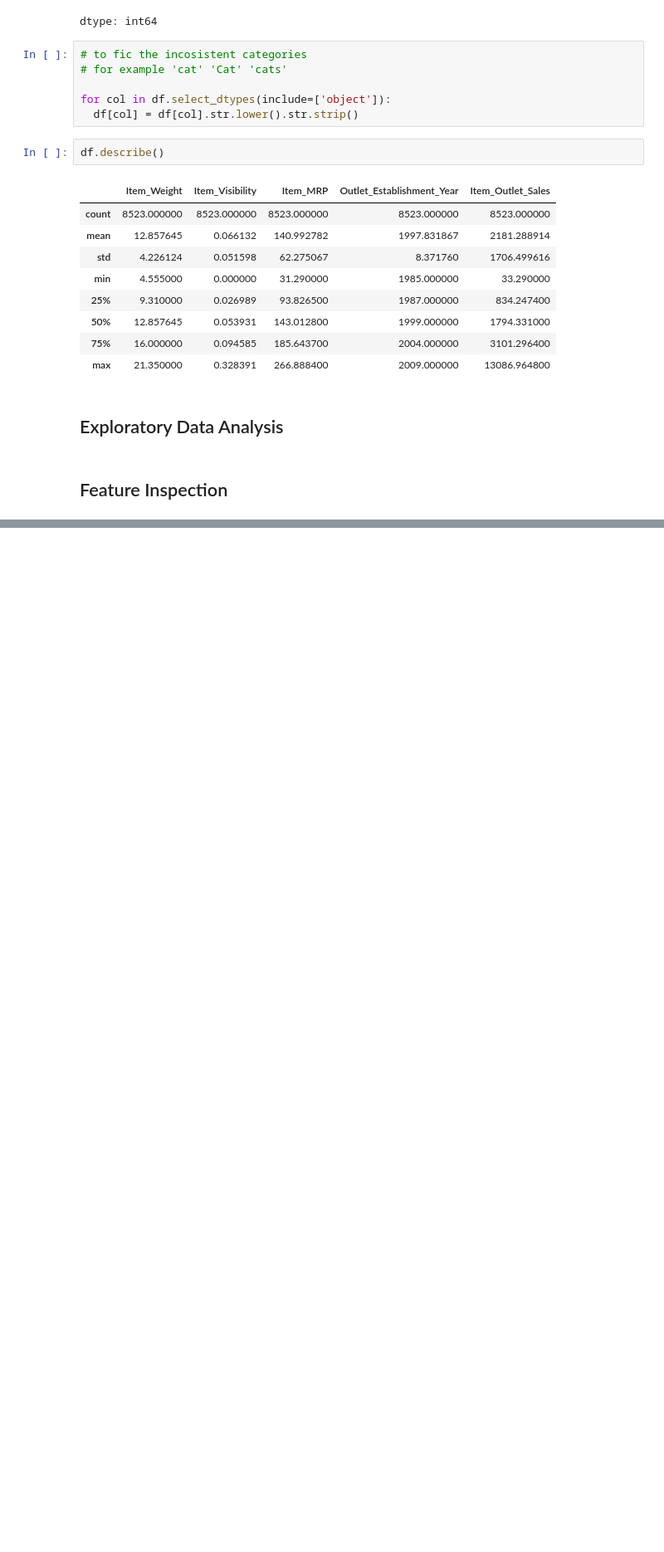
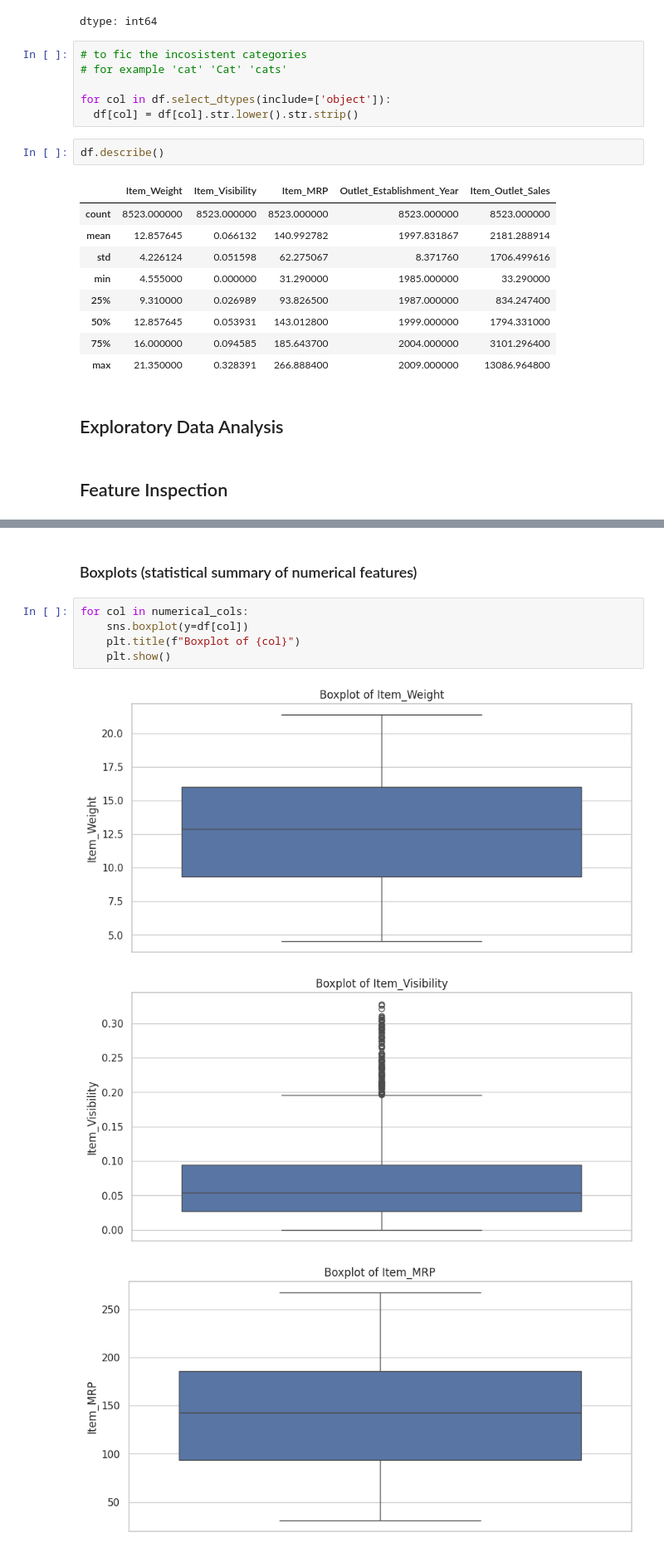
Before and after one commit to ayaaqais/Prediction-of-product-sales-, a Jupyter notebook: prediction_of_product_sale.ipynb, the cells around one changed output, grey strips where cells are left out. Shown at 83% size. Cells and saved outputs as stored; diff of their text form; blank space fills up the shorter version.

```diff
--- a/prediction_of_product_sale.ipynb
+++ b/prediction_of_product_sale.ipynb
@@ -152,0 +176,11 @@ df.describe()
+# %% [markdown]
+### Boxplots (statistical summary of numerical features)
+# %%
+for col in numerical_cols:
+    sns.boxplot(y=df[col])
+    plt.title(f"Boxplot of {col}")
+    plt.show()
+# %% [output]
+[figure, added]
+[figure, added]
+[figure, added]
```
Also changed, not shown: parts of 8 cells of this notebook.
